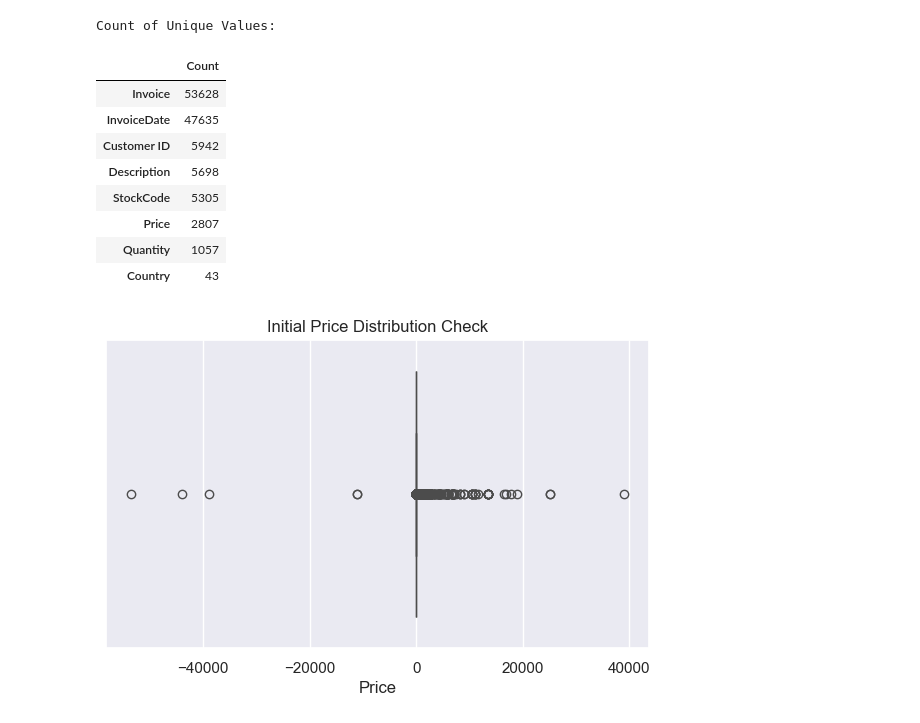
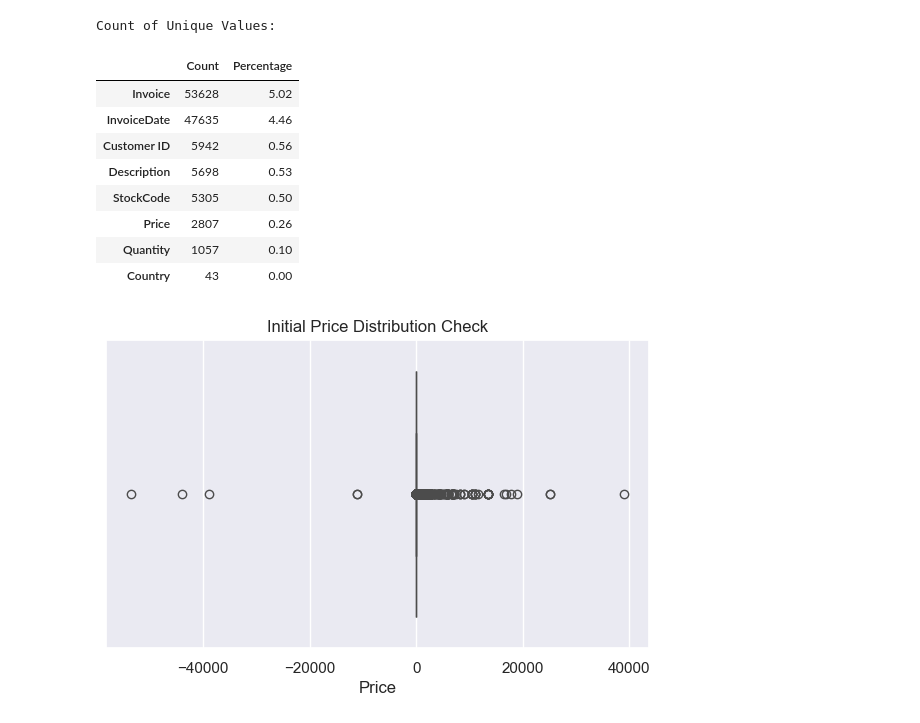
Before and after one commit to hansdarmawann/online-retail-ii-wrangling-1, a Jupyter notebook: notebooks/code.ipynb, the cells around one changed output. Saved outputs shown, nothing was run; the diff lists cells and outputs as text; code cells hidden in the pictures.

```diff
--- a/notebooks/code.ipynb
+++ b/notebooks/code.ipynb
@@ -66,22 +67,23 @@ Count of Duplicated Rows:  34335
 # %%
 nunique_counts = dict()
 for i in df.columns:
     nunique_counts[i] = df[i].nunique()
 
 nunique_counts = pd.DataFrame.from_dict(nunique_counts, orient='index', columns=['Count']).sort_values(ascending=False, by='Count')
+nunique_counts['Percentage'] = round((nunique_counts['Count'] / len(df)) * 100, 2)
 print('Count of Unique Values: ')
 nunique_counts
 # %% [output]
 Count of Unique Values:
-|  | Count |
-| Invoice | 53628 |
-| InvoiceDate | 47635 |
-| Customer ID | 5942 |
-| Description | 5698 |
-| StockCode | 5305 |
-| Price | 2807 |
-| Quantity | 1057 |
-| Country | 43 |
+|  | Count | Percentage |
+| Invoice | 53628 | 5.02 |
+| InvoiceDate | 47635 | 4.46 |
+| Customer ID | 5942 | 0.56 |
+| Description | 5698 | 0.53 |
+| StockCode | 5305 | 0.50 |
+| Price | 2807 | 0.26 |
+| Quantity | 1057 | 0.10 |
+| Country | 43 | 0.00 |
 # %%
 import seaborn as sns
 sns.set_theme()
```
Also changed, not shown: parts of 1 cell of this notebook.
